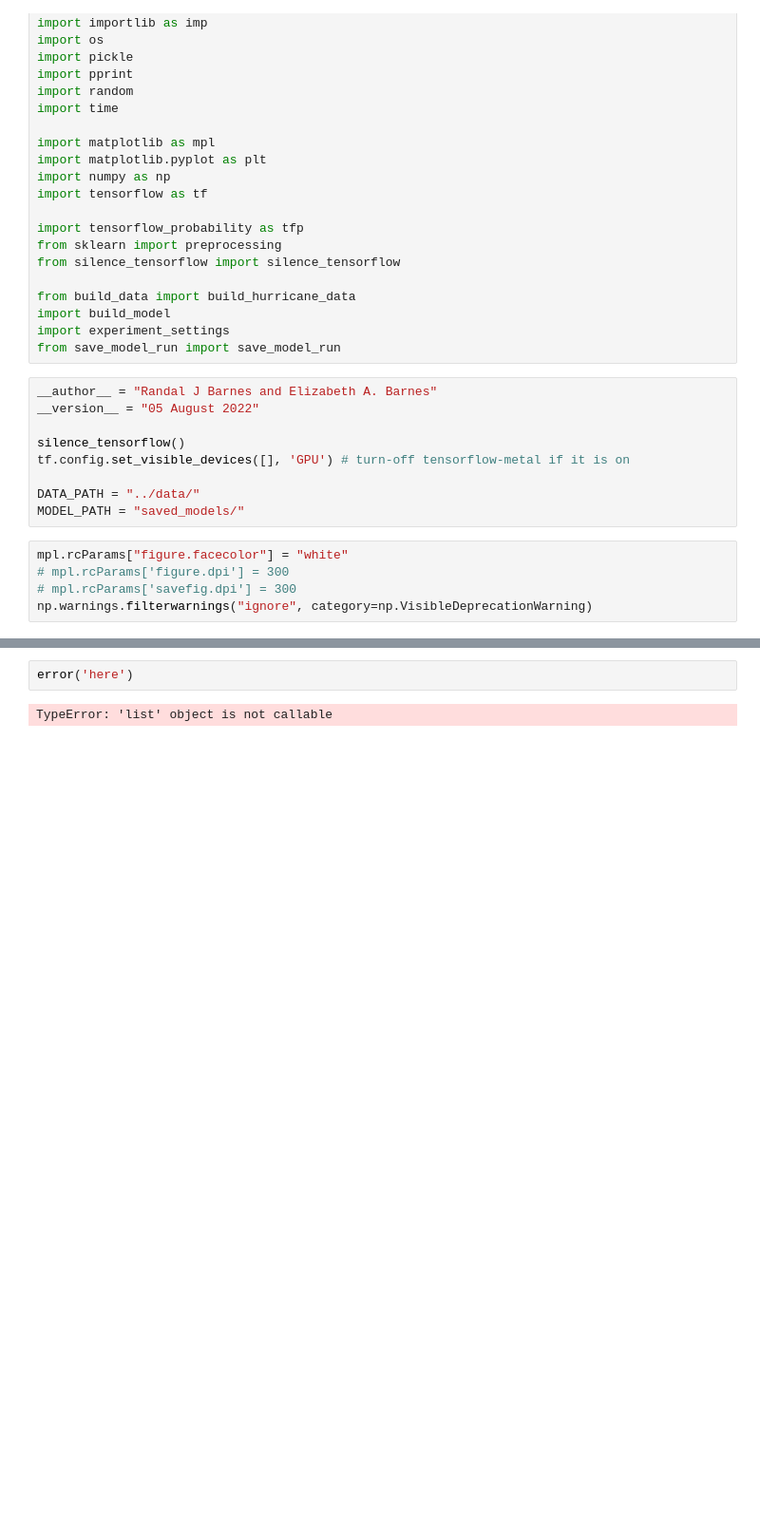
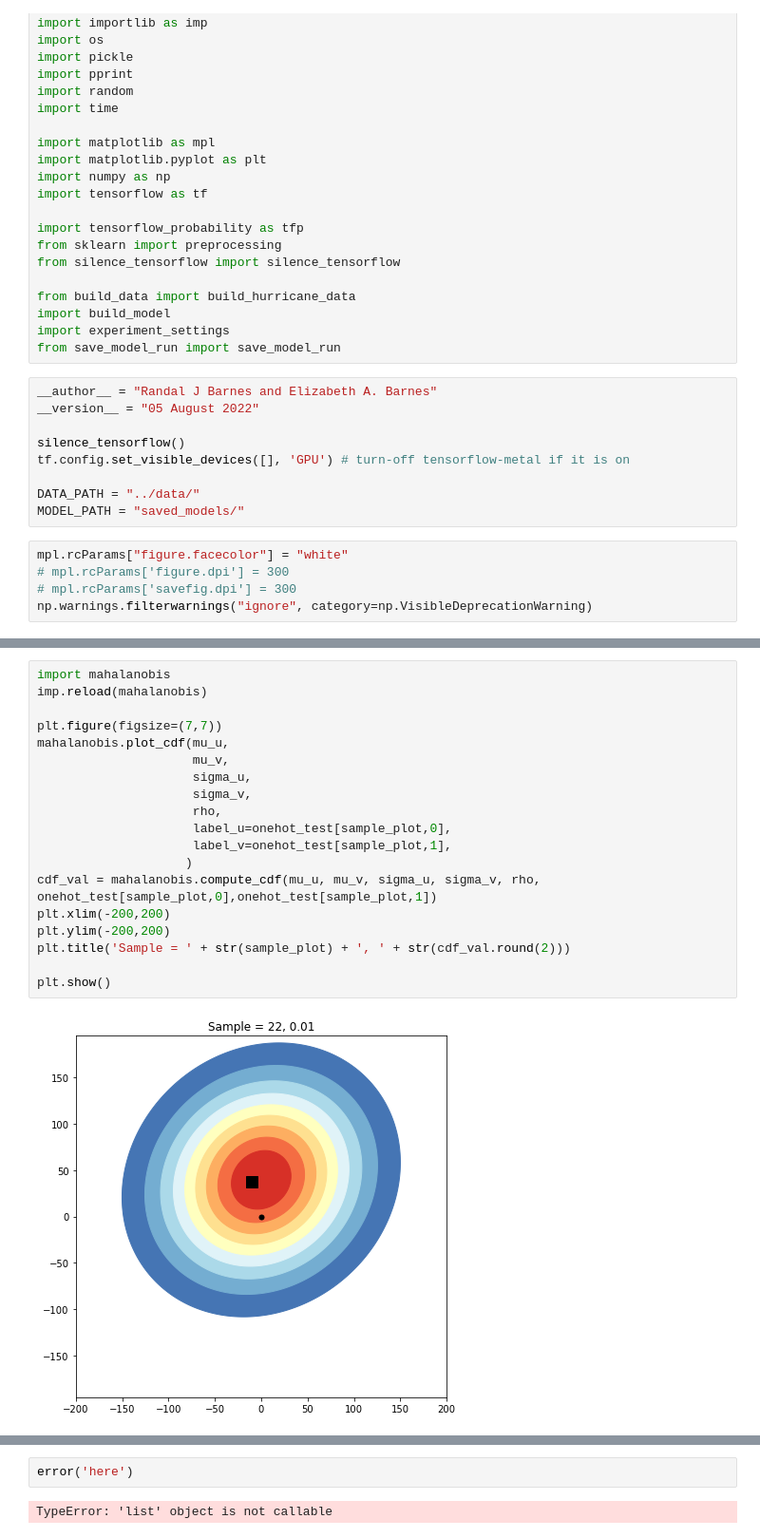
Before and after one commit to mafern/tcane_track, a Jupyter notebook: bivariate_normal/_plot_model_predictions.ipynb, the cells around one changed output, grey strips where cells are left out. Shown at 95% size. Cells and saved outputs as stored; diff of their text form; blank space fills up the shorter version.

```diff
--- a/bivariate_normal/_plot_model_predictions.ipynb
+++ b/bivariate_normal/_plot_model_predictions.ipynb
@@ -174,3 +176,24 @@ plt.show()
+# %%
+import mahalanobis
+imp.reload(mahalanobis)
+
+plt.figure(figsize=(7,7))
+mahalanobis.plot_cdf(mu_u,
+                     mu_v,
+                     sigma_u,
+                     sigma_v,
+                     rho,
+                     label_u=onehot_test[sample_plot,0],
+                     label_v=onehot_test[sample_plot,1],
+                    )
+cdf_val = mahalanobis.compute_cdf(mu_u, mu_v, sigma_u, sigma_v, rho, onehot_test[sample_plot,0],onehot_test[sample_plot,1])
+plt.xlim(-200,200)
+plt.ylim(-200,200)
+plt.title('Sample = ' + str(sample_plot) + ', ' + str(cdf_val.round(2)))
+
+plt.show()
+# %% [output]
+[figure, added]
 # %%
 plt.hist(y_pred_test[:,4])
 # %% [output]
```
Also changed, not shown: parts of 5 cells of this notebook, 1 other file.
